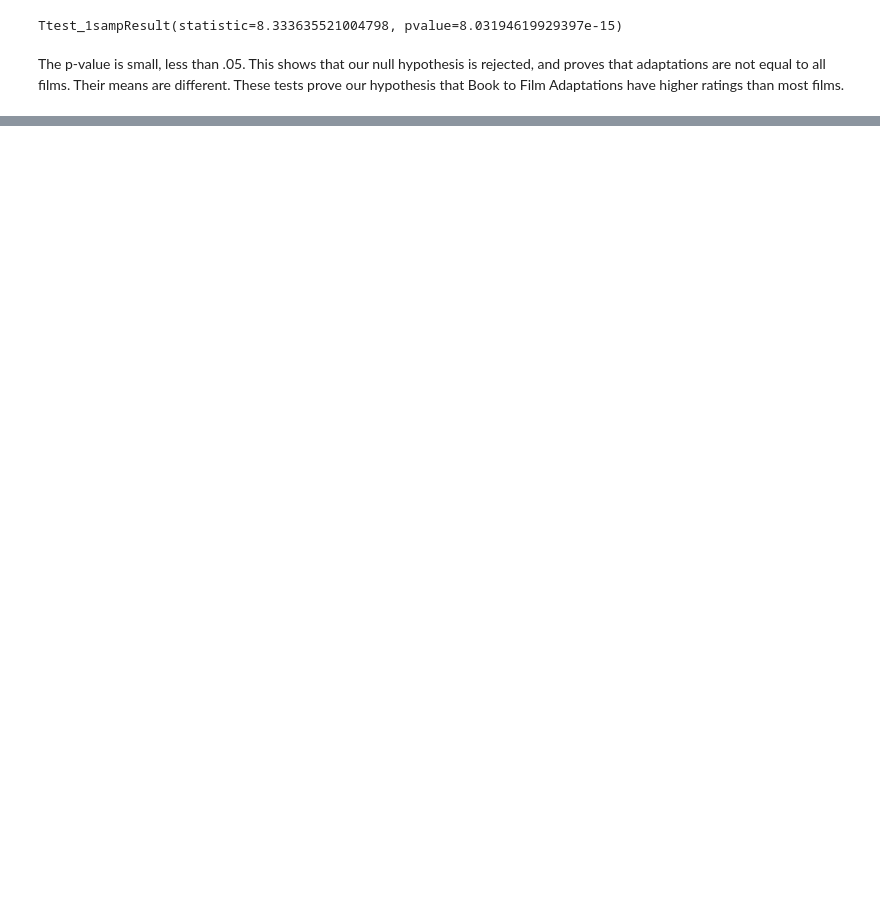
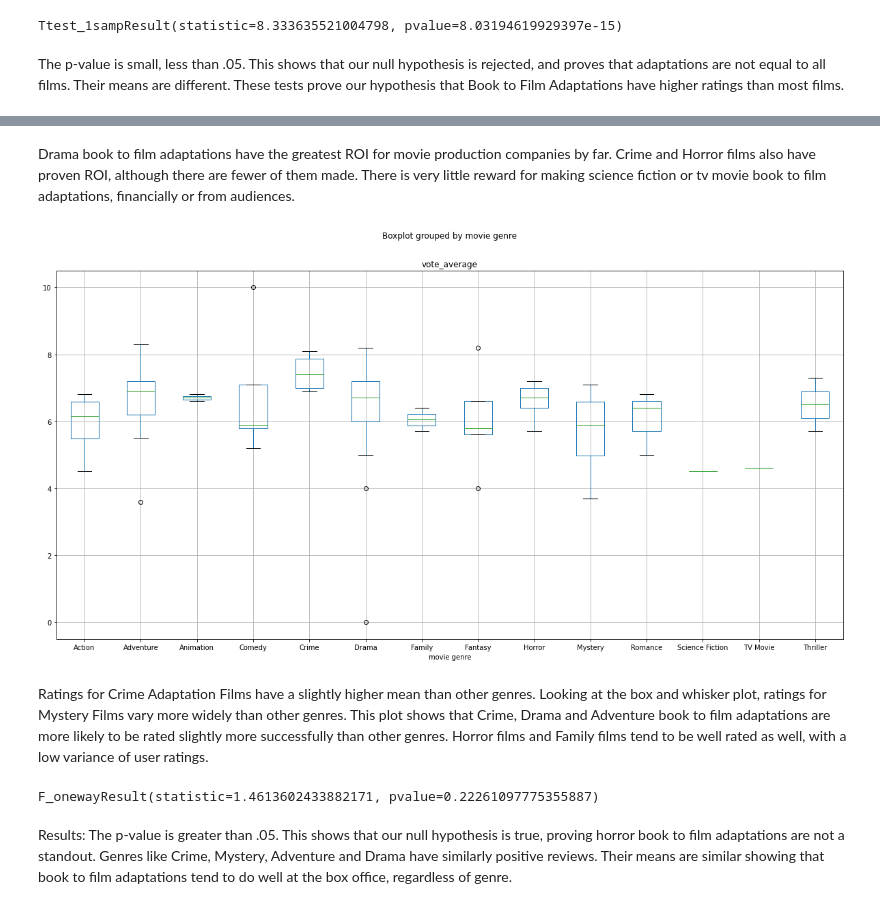
Before and after one commit to laurenemilyto/film_adapatation_success, a Jupyter notebook: Lauren Analysis.ipynb, the cells around one changed output, grey strips where cells are left out. Saved outputs shown, nothing was run; the diff lists cells and outputs as text; code cells hidden in the pictures; blank space fills up the shorter version.

```diff
--- a/Lauren Analysis.ipynb
+++ b/Lauren Analysis.ipynb
@@ -254,0 +250,13 @@ df.boxplot("mosq", by="treatment", figsize=(20, 10))
+# %% [markdown]
+Drama book to film adaptations have the greatest ROI for movie production companies by far. Crime and Horror films also have proven ROI, although there are fewer of them made. There is very little reward for making science fiction or tv movie book to film adaptations, financially or from audiences.
+# %%
+# Create a boxplot to compare means of top 6 rated genres
+reviews.boxplot("vote_average", by="movie genre", figsize=(20, 10))
+# Save the figure
+#plt.savefig("genre_ratings_box_plot.png")
+# Visualize
+plt.show();
+# %% [output]
+[figure, added]
+# %% [markdown]
+Ratings for Crime Adaptation Films have a slightly higher mean than other genres. Looking at the box and whisker plot, ratings for Mystery Films vary more widely than other genres. This plot shows that Crime, Drama and Adventure book to film adaptations are more likely to be rated slightly more successfully than other genres. Horror films and Family films tend to be well rated as well, with a low variance of user ratings.
@@ -254,0 +270,7 @@ df.boxplot("mosq", by="treatment", figsize=(20, 10))
+# %%
+# Perform the ANOVA
+stats.f_oneway(group1, group2, group3, group4, group5)
+# %% [output]
+F_onewayResult(statistic=1.4613602433882171, pvalue=0.22261097775355887)
+# %% [markdown]
+Results: The p-value is greater than .05. This shows that our null hypothesis is true, proving horror book to film adaptations are not a standout. Genres like Crime, Mystery, Adventure and Drama have similarly positive reviews. Their means are similar showing that book to film adaptations tend to do well at the box office, regardless of genre.
```
Also changed, not shown: parts of 27 cells of this notebook.
